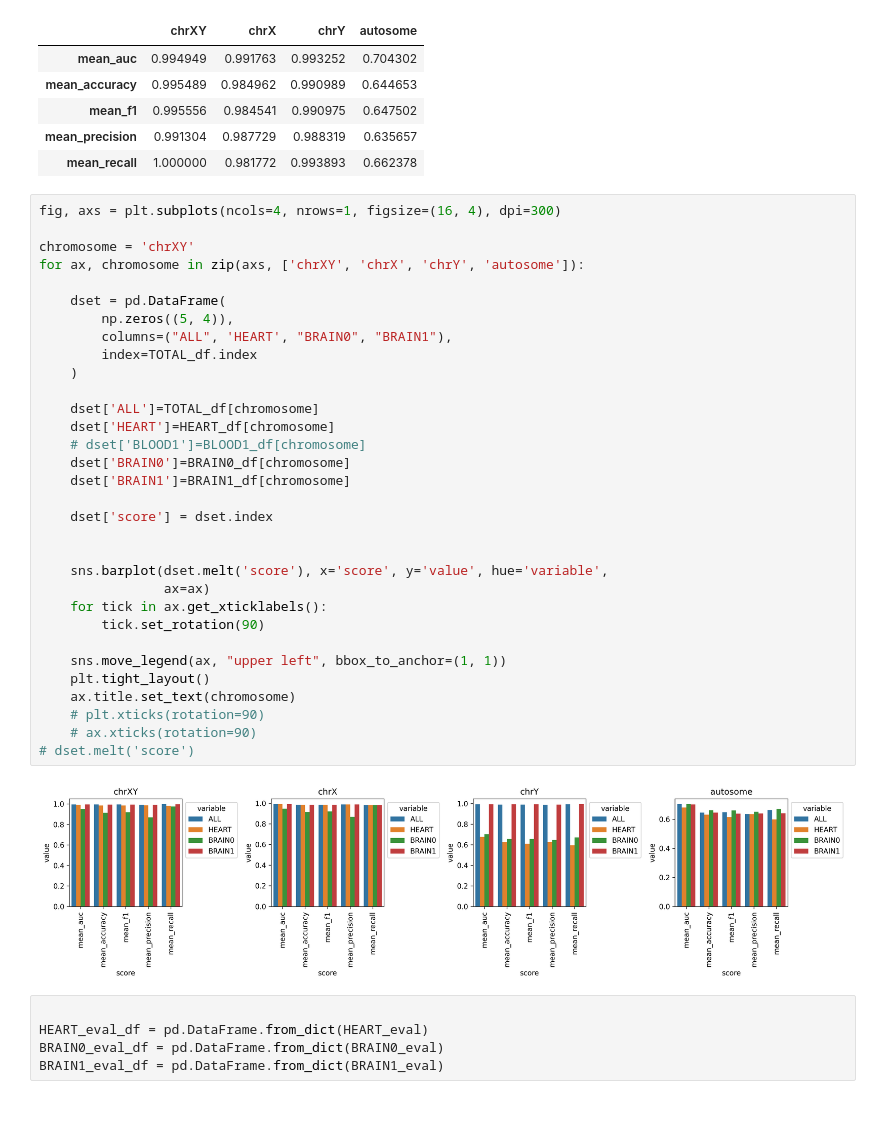
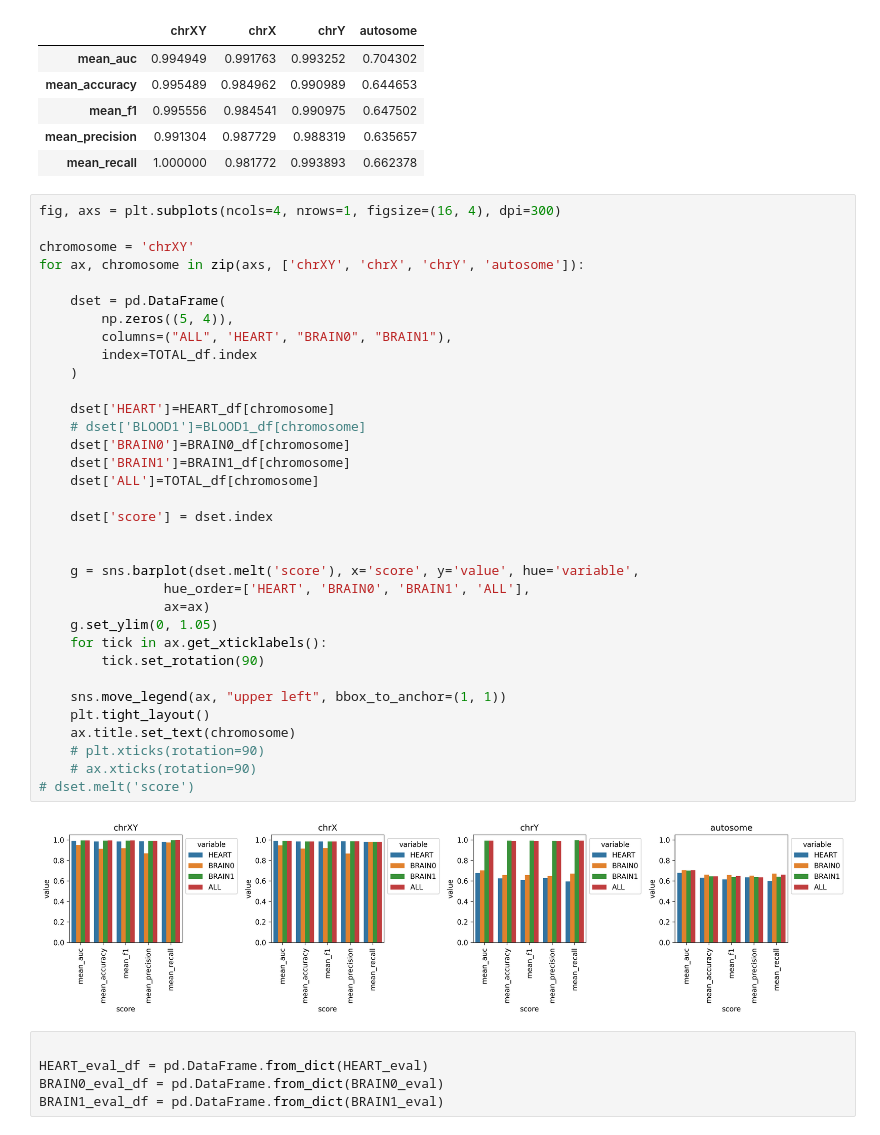
Before and after one commit to zodelheim/sea-infer-rna-seq, a Jupyter notebook: notebooks/ModelsQuality.ipynb, the cells around one changed output. Cells and saved outputs as stored; diff of their text form.

```diff
--- a/notebooks/ModelsQuality.ipynb
+++ b/notebooks/ModelsQuality.ipynb
@@ -279,36 +279,38 @@ TOTAL_df
 fig, axs = plt.subplots(ncols=4, nrows=1, figsize=(16, 4), dpi=300)
 
 chromosome = 'chrXY'
 for ax, chromosome in zip(axs, ['chrXY', 'chrX', 'chrY', 'autosome']):
 
     dset = pd.DataFrame(
         np.zeros((5, 4)),
         columns=("ALL", 'HEART', "BRAIN0", "BRAIN1"),
         index=TOTAL_df.index
     )
 
-    dset['ALL']=TOTAL_df[chromosome]
     dset['HEART']=HEART_df[chromosome]
     # dset['BLOOD1']=BLOOD1_df[chromosome]
     dset['BRAIN0']=BRAIN0_df[chromosome]
     dset['BRAIN1']=BRAIN1_df[chromosome]
+    dset['ALL']=TOTAL_df[chromosome]
 
     dset['score'] = dset.index
 
 
-    sns.barplot(dset.melt('score'), x='score', y='value', hue='variable',
+    g = sns.barplot(dset.melt('score'), x='score', y='value', hue='variable',
+                hue_order=['HEART', 'BRAIN0', 'BRAIN1', 'ALL'],
                 ax=ax)
+    g.set_ylim(0, 1.05)
     for tick in ax.get_xticklabels():
         tick.set_rotation(90)
 
     sns.move_legend(ax, "upper left", bbox_to_anchor=(1, 1))
     plt.tight_layout()
     ax.title.set_text(chromosome)
     # plt.xticks(rotation=90)
     # ax.xticks(rotation=90)
 # dset.melt('score')
 # %% [output]
-[figure, old version]
+[figure, new version]
 # %%
 
 HEART_eval_df = pd.DataFrame.from_dict(HEART_eval)
```
Also changed, not shown: parts of 1 cell of this notebook, 1 other file.
